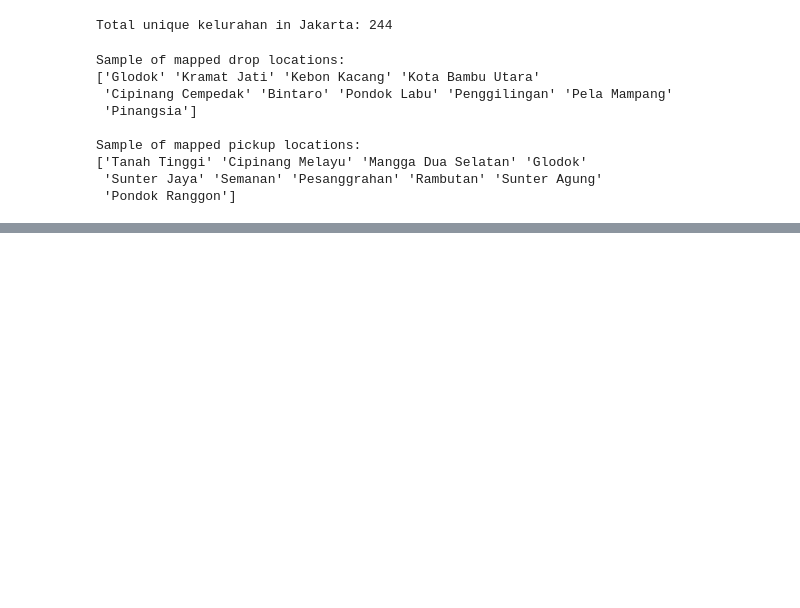
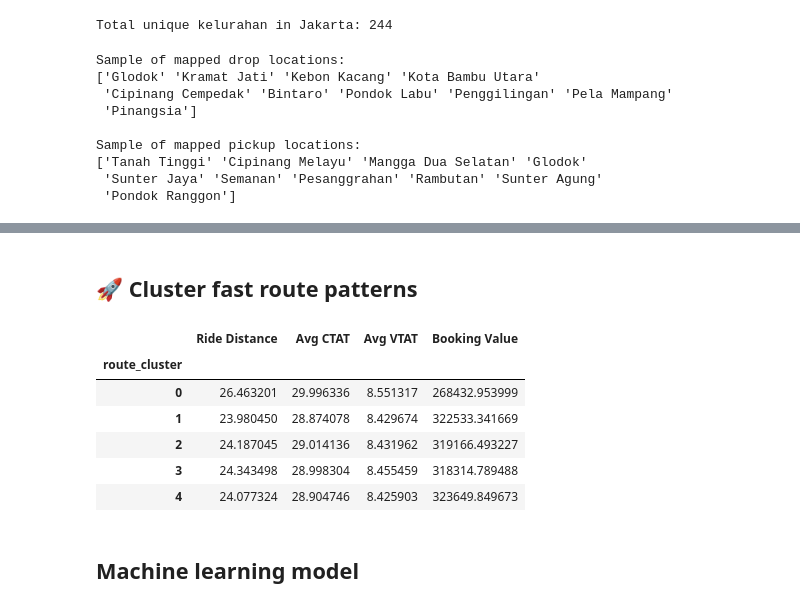
Before and after one commit to Mipjeiger/Taxi-trip-engineering-track-Similar-GoRide-, a Jupyter notebook: ml-engineer/notebooks/02_data_science.ipynb, the cells around one changed output, grey strips where cells are left out. Drawn from its saved outputs; the diff is of its cells as text; code cells hidden in the pictures; blank space fills up the shorter version.

Commit message:
updated cell code on machine learning models training used

```diff
--- a/ml-engineer/notebooks/02_data_science.ipynb
+++ b/ml-engineer/notebooks/02_data_science.ipynb
@@ -362,0 +349,54 @@ df
+# %%
+df['Datetime'] = pd.to_datetime(df['Date'].astype(str) + ' ' + df['Time'].astype(str))
+df['hour'] = df['Datetime'].dt.hour
+df['day_of_week'] = df['Datetime'].dt.dayofweek
+# %%
+# Encode locations
+from sklearn.preprocessing import LabelEncoder
+
+le_pickup = LabelEncoder()
+le_drop = LabelEncoder()
+
+df['Pickup Encoded'] = le_pickup.fit_transform(df['Pickup Location'])
+df['Drop Encoded'] = le_drop.fit_transform(df['Drop Location'])
+# %%
+features = [
+    'Pickup Encoded',
+    'Drop Encoded',
+    'Ride Distance',
+    'hour',
+    'day_of_week',
+    'Driver Ratings',
+    'Customer Rating'
+]
+X = df[features]
+# %% [markdown]
+## 🚀 Cluster fast route patterns
+# %%
+# Clustering
+from sklearn.cluster import KMeans
+from sklearn.preprocessing import StandardScaler
+
+scaler = StandardScaler()
+X_scaled = scaler.fit_transform(X)
+
+kmeans = KMeans(n_clusters=5, random_state=42)
+df['route_cluster'] = kmeans.fit_predict(X_scaled)
+# %%
+# Analyze cluster characteristics
+df.groupby('route_cluster')[[
+    'Ride Distance',
+    'Avg CTAT',
+    'Avg VTAT',
+    'Booking Value'
+]].mean()
+# %% [output]
+|  | Ride Distance | Avg CTAT | Avg VTAT | Booking Value |
+| route_cluster |  |  |  |  |
+| 0 | 26.463201 | 29.996336 | 8.551317 | 268432.953999 |
+| 1 | 23.980450 | 28.874078 | 8.429674 | 322533.341669 |
+| 2 | 24.187045 | 29.014136 | 8.431962 | 319166.493227 |
+| 3 | 24.343498 | 28.998304 | 8.455459 | 318314.789488 |
+| 4 | 24.077324 | 28.904746 | 8.425903 | 323649.849673 |
+# %% [markdown]
+## Machine learning model
```
Also changed, not shown: parts of 4 cells of this notebook, 1 other file.
